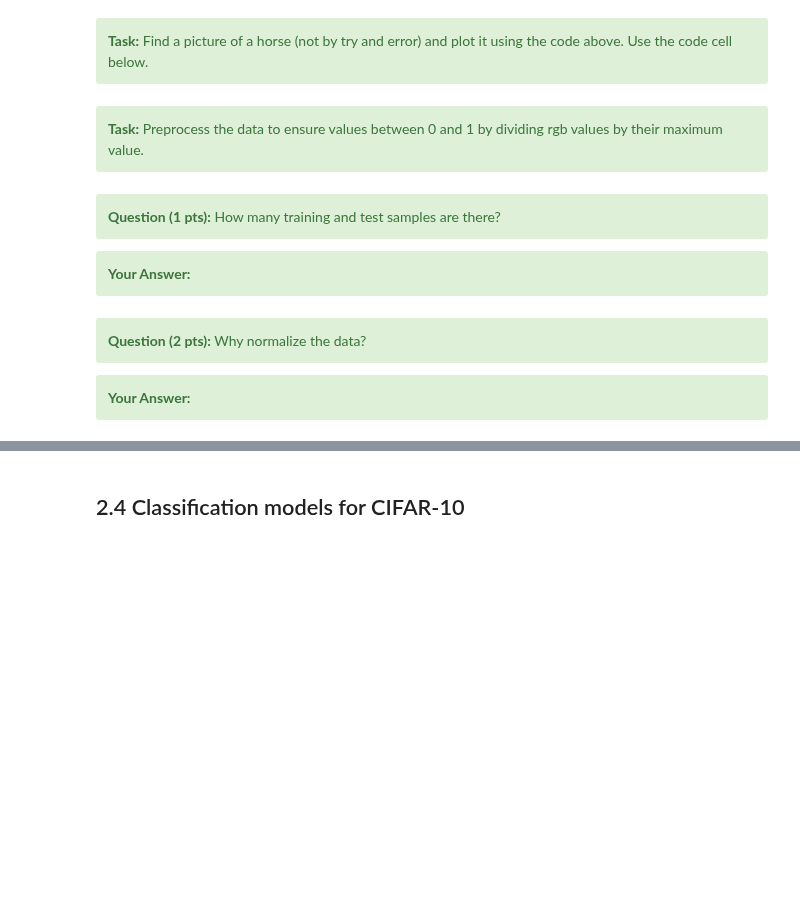
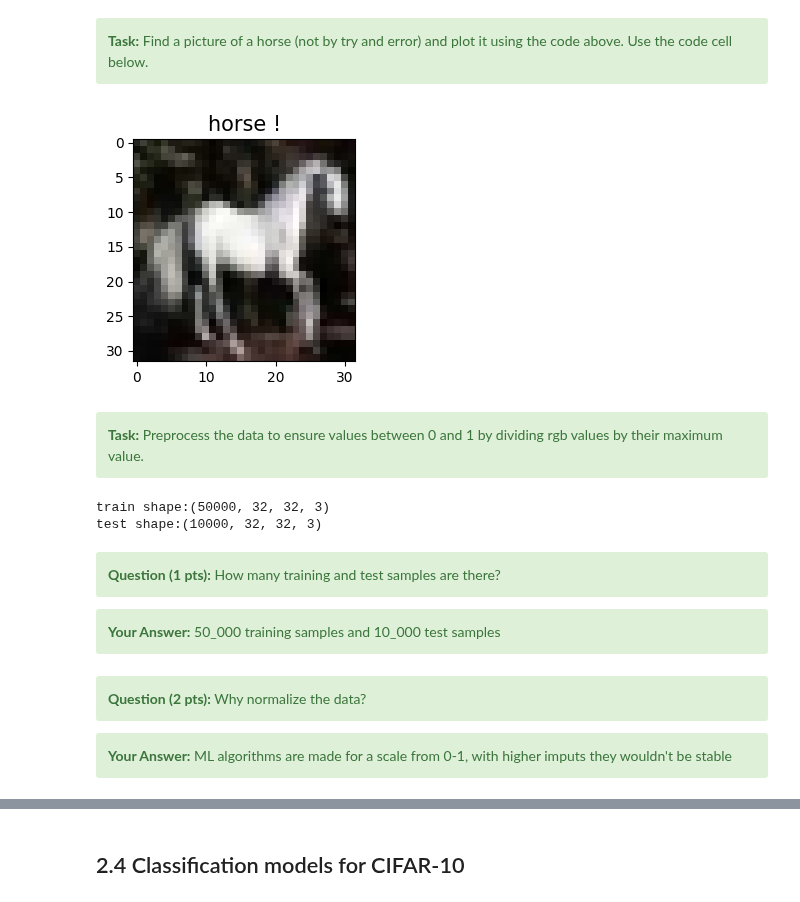
Before and after one commit to anton-seifert/LAMA, a Jupyter notebook: task-6-convolutional-neural-networks/2_exercise_cnn.ipynb, the cells around one changed output, grey strips where cells are left out. Drawn from its saved outputs; the diff is of its cells as text; code cells hidden in the pictures; blank space fills up the shorter version.

```diff
--- a/task-6-convolutional-neural-networks/2_exercise_cnn.ipynb
+++ b/task-6-convolutional-neural-networks/2_exercise_cnn.ipynb
@@ -127,3 +162,16 @@ plt.tight_layout()
+# %%
+### STUDENT CODE HERE (1 pts)
+horse = 7
+number_sample = np.where(y_test == horse)[0][0]
+
+fig, ax = plt.subplots(figsize=(figure_inches, figure_inches))
+ax.set_title(classes[y_test[number_sample].item()]+' !', fontsize = 15)
+ax.imshow(x_test[number_sample,:,:,:], interpolation='nearest')
+plt.tight_layout()
+
+### STUDENT CODE until HERE
+# %% [output]
+[figure, added]
 # %% [markdown]
 <div class="alert alert-block alert-success">
 <b>Task:</b> Preprocess the data to ensure values between 0 and 1 by dividing rgb values by their maximum value.
@@ -141,10 +180,23 @@ x_test = ...
+# %%
+# Data Preprocessing
+
+### STUDENT CODE HERE (1 pts)
+print(f"train shape:{x_train.shape}")#50000 bilder mit 32x32 und zu jedem Pixel 3 Farbwerte
+print(f"test shape:{x_test.shape}")#10000 bilder mit 32x32 und zu jedem Pixel 3 Farbwerte
+x_train = x_train/255 #255 is overall max, dont devide by picture max(würde Rauschen verstärken)
+x_test = x_test/255
+
+### STUDENT CODE until HERE
+# %% [output]
+train shape:(50000, 32, 32, 3)
+test shape:(10000, 32, 32, 3)
 # %% [markdown]
 <div class="alert alert-block alert-success">
 <b>Question (1 pts):</b> How many training and test samples are there?
 </div>
 
 <div class="alert alert-block alert-success">
-<b>Your Answer:</b>
+<b>Your Answer:</b> 50_000 training samples and 10_000 test samples
 </div>
 # %% [markdown]
 <div class="alert alert-block alert-success">
@@ -152,7 +204,7 @@ x_test = ...
 </div>
 
 <div class="alert alert-block alert-success">
-<b>Your Answer:</b>
+<b>Your Answer:</b> ML algorithms are made for a scale from 0-1, with higher imputs they wouldn't be stable
 </div>
 # %% [markdown]
 <div class="alert alert-block alert-success">
```
Also changed, not shown: parts of 15 cells of this notebook.
